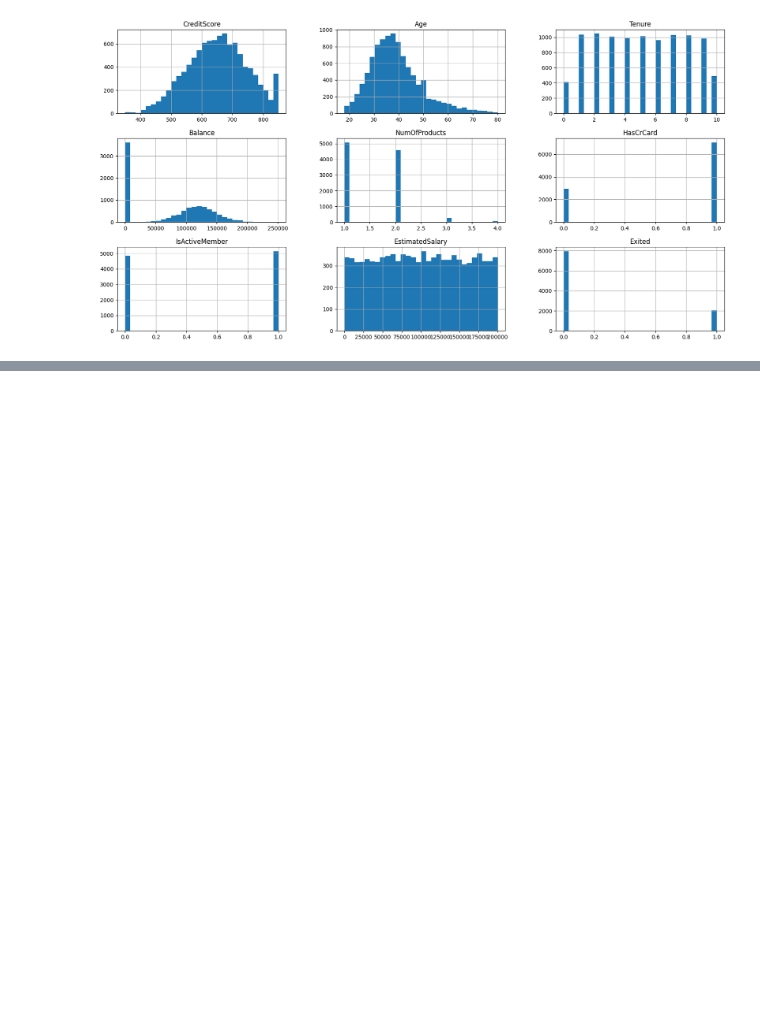
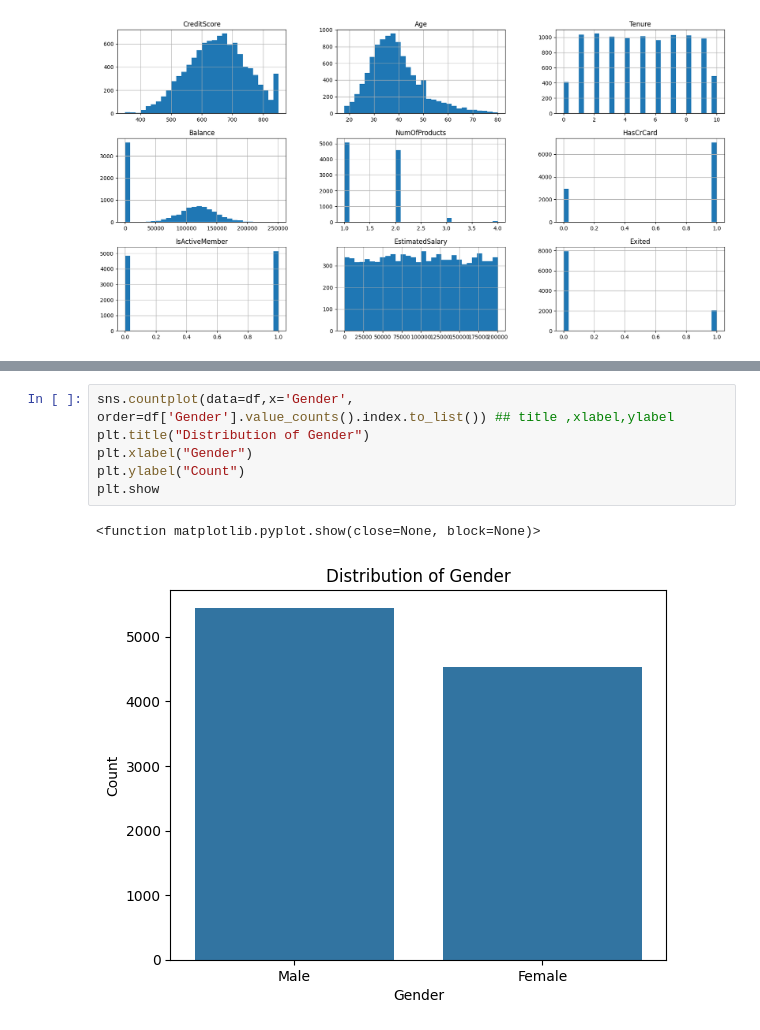
Before and after one commit to NadineTamish/Churn-Modeling, a Jupyter notebook: notebooks/notebook.ipynb, the cells around one changed output, grey strips where cells are left out. Drawn from its saved outputs; the diff is of its cells as text; blank space fills up the shorter version.

```diff
--- a/notebooks/notebook.ipynb
+++ b/notebooks/notebook.ipynb
@@ -188,0 +204,9 @@ plt.show # only for numerical
+# %%
+sns.countplot(data=df,x='Gender', order=df['Gender'].value_counts().index.to_list()) ## title ,xlabel,ylabel
+plt.title("Distribution of Gender")
+plt.xlabel("Gender")
+plt.ylabel("Count")
+plt.show
+# %% [output]
+<function matplotlib.pyplot.show(close=None, block=None)>
+[figure, added]
```
Also changed, not shown: parts of 23 cells of this notebook.
